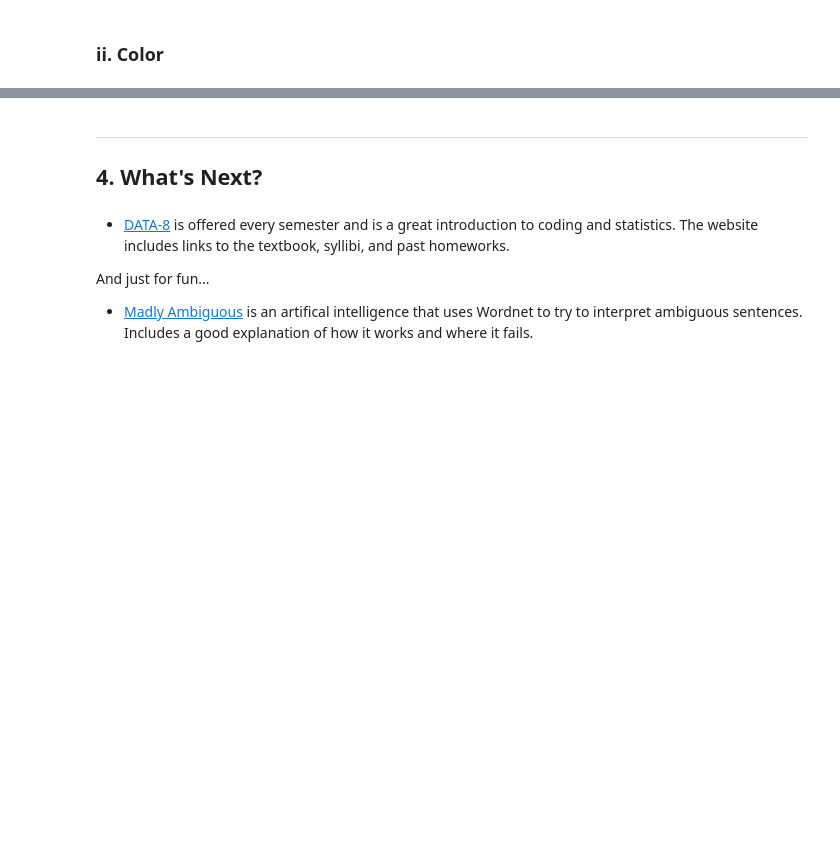
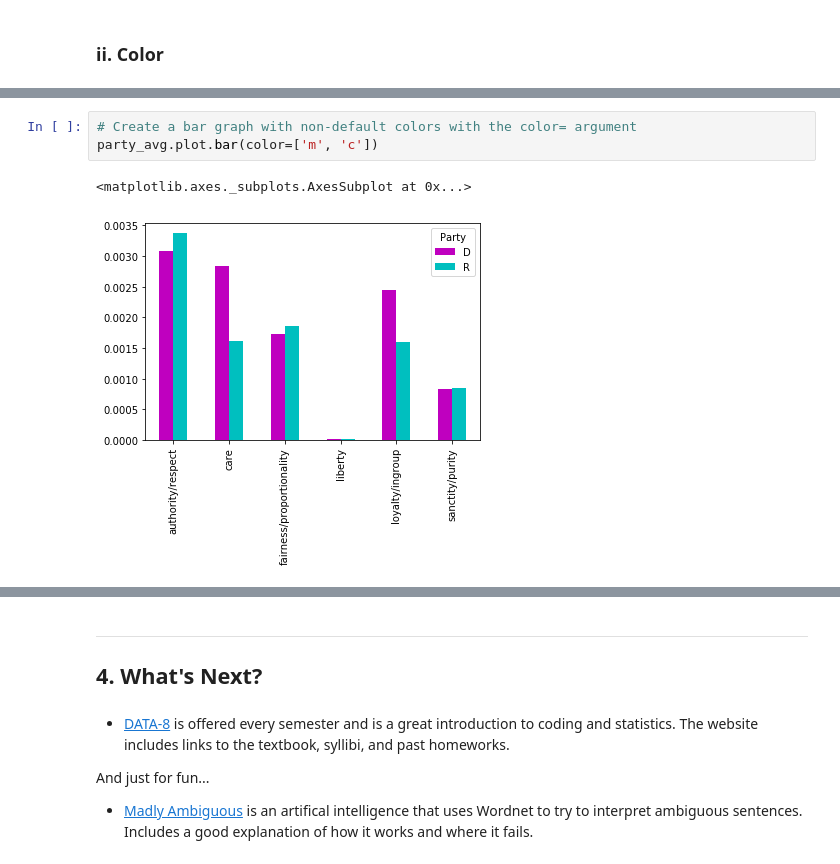
Before and after one commit to ds-modules/XRHETOR-R1A, a Jupyter notebook: 03-Rhetoric-of-Data.ipynb, the cells around one changed output, grey strips where cells are left out. Drawn from its saved outputs; the diff is of its cells as text; blank space fills up the shorter version.

Commit message:
section 3ii: Color added

```diff
--- a/03-Rhetoric-of-Data.ipynb
+++ b/03-Rhetoric-of-Data.ipynb
@@ -299,0 +311,6 @@ party_avg.plot.bar(colormap='flag', figsize=(9,6))
+# %%
+# Create a bar graph with non-default colors with the color= argument
+party_avg.plot.bar(color=['m', 'c'])
+# %% [output]
+<matplotlib.axes._subplots.AxesSubplot at 0x...>
+[figure, added]
```
Also changed, not shown: parts of 11 cells of this notebook.
